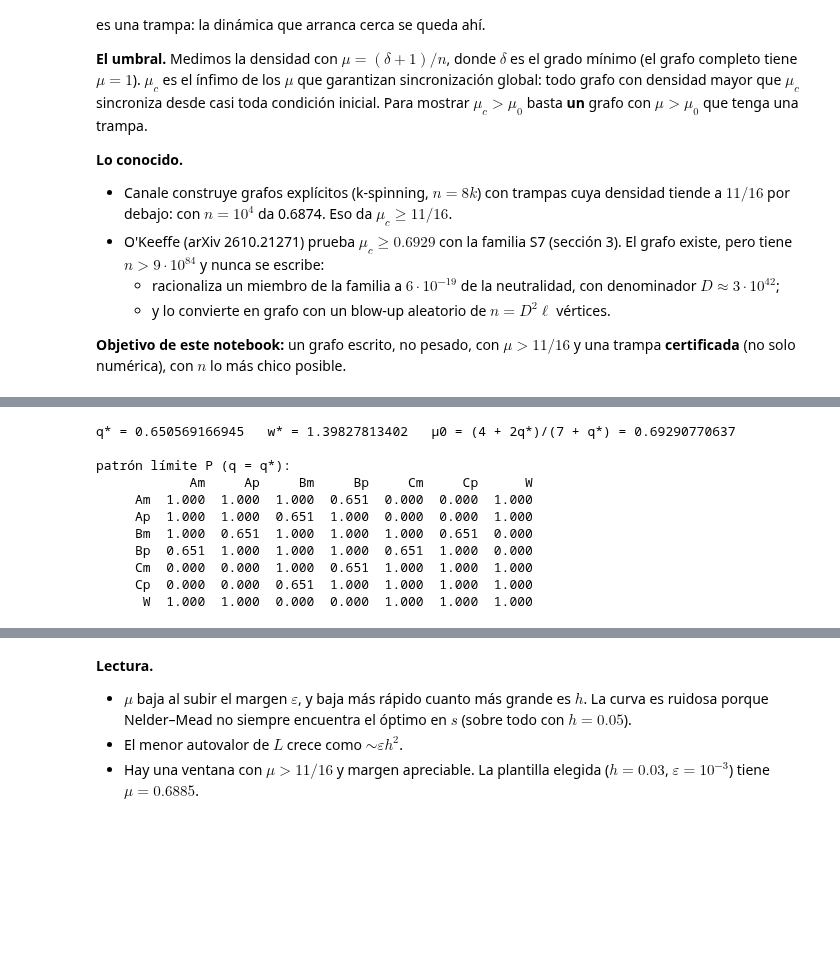
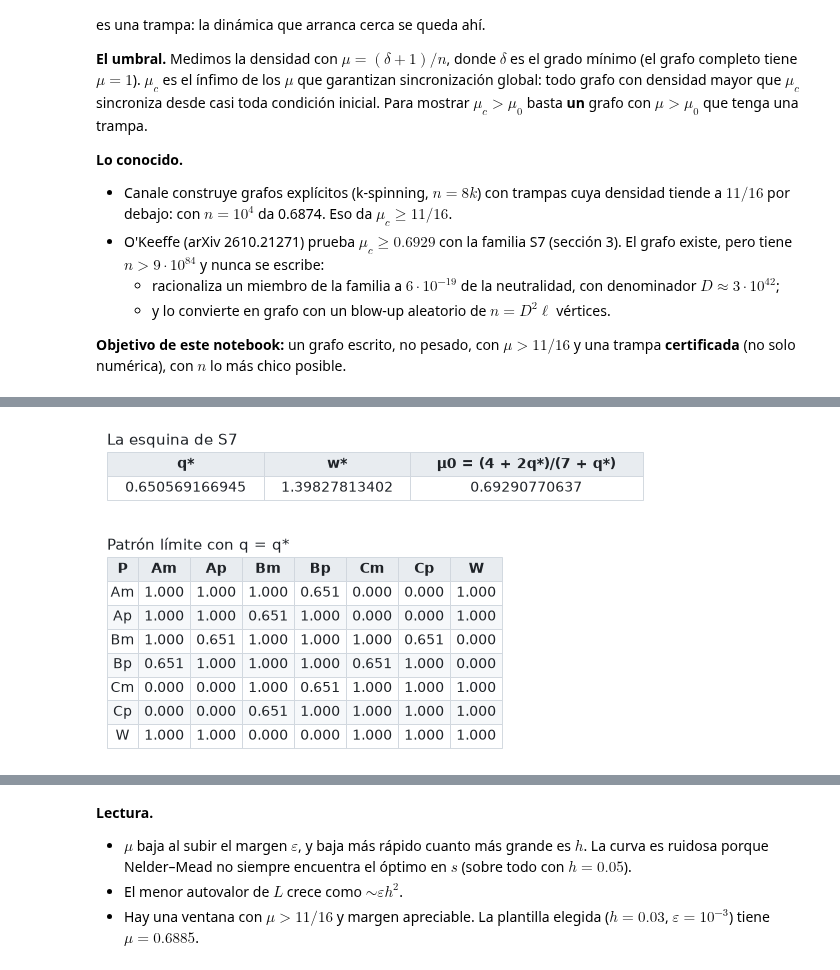
Before and after one commit to Nicoyanz98/investighaton-teo-optimizacion-2026, a Jupyter notebook: notebooks/Grafo_explicito_S7.ipynb, the cells around one changed output, grey strips where cells are left out. Saved outputs shown, nothing was run; the diff lists cells and outputs as text; code cells hidden in the pictures; blank space fills up the shorter version.

```diff
--- a/notebooks/Grafo_explicito_S7.ipynb
+++ b/notebooks/Grafo_explicito_S7.ipynb
@@ -182,23 +299,51 @@ plantilla es estricta, y $\mu \to \mu_0(q^*) \approx 0.6929$. Ese es el valor de
-# %%
-q_estrella, w_estrella, mu_cero = esquina(30)
-print(f"q* = {mp.nstr(q_estrella, 12)}   w* = {mp.nstr(w_estrella, 12)}   μ0 = (4 + 2q*)/(7 + q*) = {mp.nstr(mu_cero, 12)}")
-print()
-print("patrón límite P (q = q*):")
-print("       " + "".join(f"{nombre:>7s}" for nombre in NOMBRES))
-for nombre, fila in zip(NOMBRES, patron_limite(q_estrella)):
-    print(f"{nombre:>7s}" + "".join(f"{float(v):7.3f}" for v in fila))
-# %% [output]
-q* = 0.650569166945   w* = 1.39827813402   μ0 = (4 + 2q*)/(7 + q*) = 0.69290770637
-
-patrón límite P (q = q*):
-            Am     Ap     Bm     Bp     Cm     Cp      W
-     Am  1.000  1.000  1.000  0.651  0.000  0.000  1.000
-     Ap  1.000  1.000  0.651  1.000  0.000  0.000  1.000
-     Bm  1.000  0.651  1.000  1.000  1.000  0.651  0.000
-     Bp  0.651  1.000  1.000  1.000  0.651  1.000  0.000
-     Cm  0.000  0.000  1.000  0.651  1.000  1.000  1.000
-     Cp  0.000  0.000  0.651  1.000  1.000  1.000  1.000
-      W  1.000  1.000  0.000  0.000  1.000  1.000  1.000
+# %%
+def f_e(q, w):
+    # Las dos condiciones de neutralidad del modelo límite (Apéndice A de O'Keeffe).
+    f = -2 * q**2 * w**2 - 4 * q**2 * w - 3 * q**2 - 2 * q + 4 * w + 1
+    e = -q**2 * w**2 + q**2 - 2 * q * w**2 + 6 * q - w**2 + 1
+    return f, e
+
+
+def esquina(dps=50):
+    # (q*, w*, μ0): punto donde los dos dipolos del modelo límite son exactamente neutros.
+    with mp.workdps(dps):
+        q, w = mp.findroot(f_e, (mp.mpf("0.65"), mp.mpf("1.4")))
+        return q, w, (4 + 2 * q) / (7 + q)
+
+
+def patron_limite(q):
+    # Patrón límite: 1 completo, q adelgazado, 0 vacío (orden Am, Ap, Bm, Bp, Cm, Cp, W).
+    filas = [
+        [1, 1, 1, q, 0, 0, 1],
+        [1, 1, q, 1, 0, 0, 1],
+        [1, q, 1, 1, 1, q, 0],
+        [q, 1, 1, 1, q, 1, 0],
+        [0, 0, 1, q, 1, 1, 1],
+        [0, 0, q, 1, 1, 1, 1],
+        [1, 1, 0, 0, 1, 1, 1],
+    ]
+    P = []
+    for fila in filas:
+        P.append([mp.mpf(v) for v in fila])
+    return P
+
+
+q_estrella, w_estrella, mu_cero = esquina(30)
+assert mu_cero == s7.esquina(30)[2]
+mostrar_tabla(["q*", "w*", "μ0 = (4 + 2q*)/(7 + q*)"],
+              [[mp.nstr(q_estrella, 12), mp.nstr(w_estrella, 12), mp.nstr(mu_cero, 12)]],
+              titulo="La esquina de S7")
+
+filas = []
+for nombre, fila in zip(NOMBRES, patron_limite(q_estrella)):
+    textos = [nombre]
+    for valor in fila:
+        textos.append(f"{float(valor):.3f}")
+    filas.append(textos)
+mostrar_tabla(["P"] + NOMBRES, filas, titulo="Patrón límite con q = q*")
+# %% [output]
+[figure, added]
+[figure, added]
 # %% [markdown]
 **El costo de la cercanía a la esquina.** Cerca de $(q^*, w^*)$ el margen de estabilidad de los modos de
 cluster es diminuto (O'Keeffe trabaja a $6\cdot 10^{-19}$ de la neutralidad), y eso es lo que encarece
```
Also changed, not shown: parts of 80 cells of this notebook.
